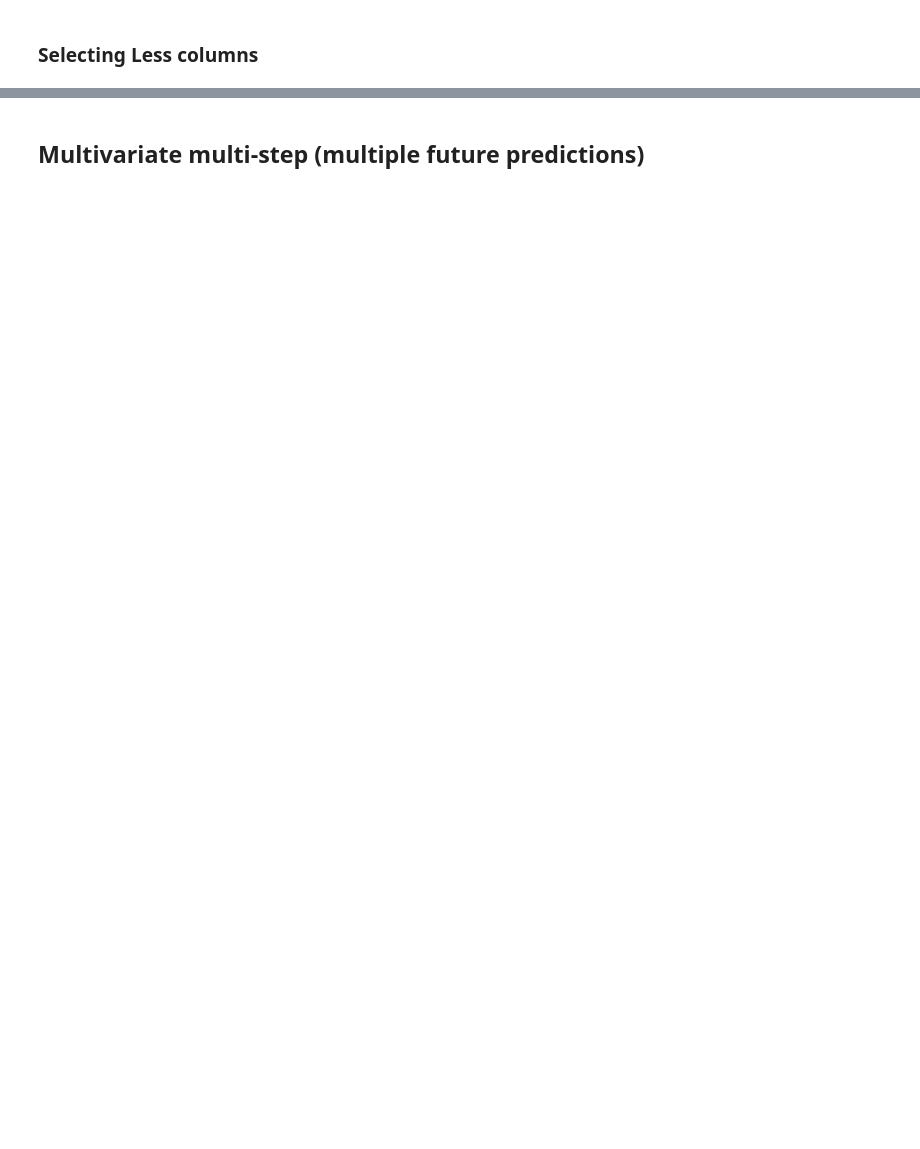
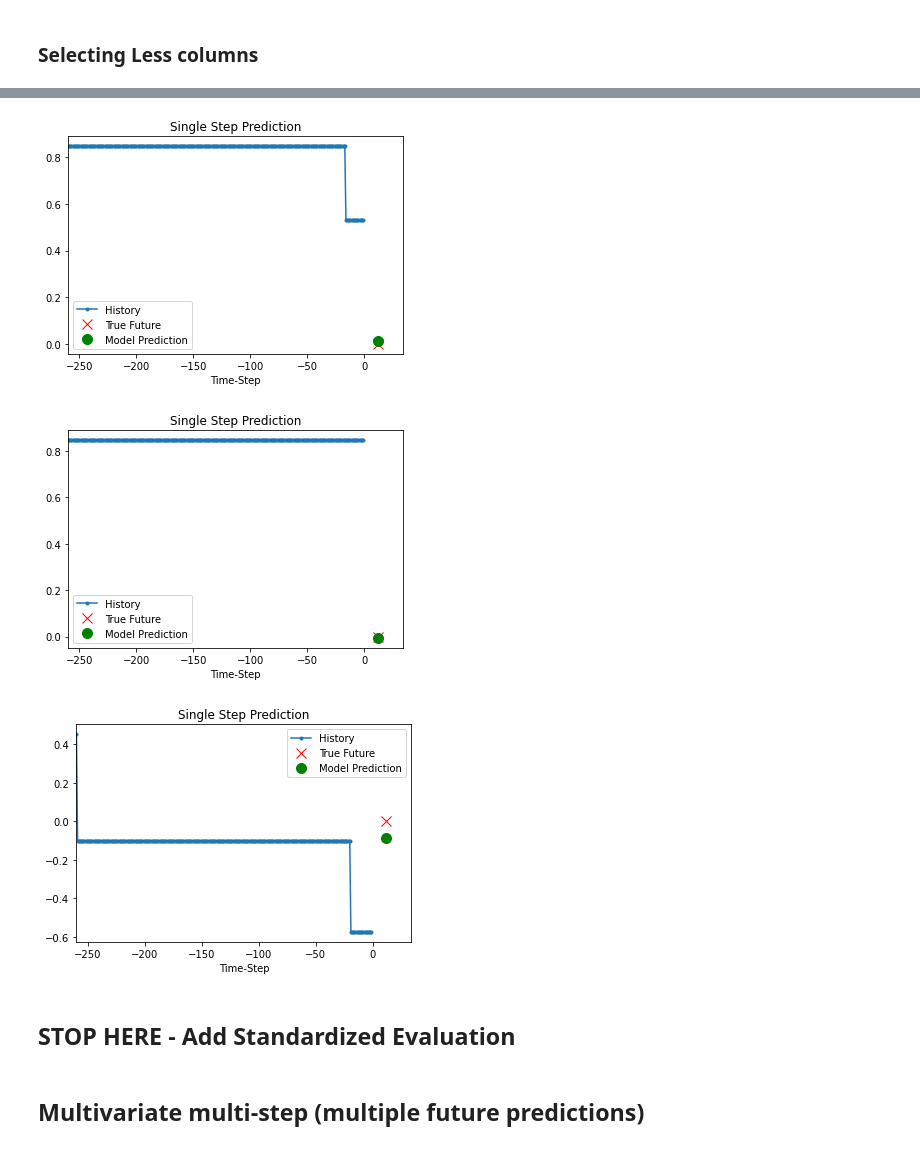
Before and after one commit to jvac06/pft, a Jupyter notebook: scripts/LSTM_ship.ipynb, the cells around one changed output, grey strips where cells are left out. Saved outputs shown, nothing was run; the diff lists cells and outputs as text; code cells hidden in the pictures; blank space fills up the shorter version.

```diff
--- a/scripts/LSTM_ship.ipynb
+++ b/scripts/LSTM_ship.ipynb
@@ -626,0 +709,11 @@ for x, y in val_data_single.take(3):
+# %%
+#setting batch size for 2-3 months (the size of a production cycle)
+BATCH_SIZE = 520 #2-3 times the size of the past_history
+BUFFER_SIZE = 10000 #size of data to shuffle, should be set slightly larger or equal to dataset size
+
+##NEED TO LOOK UP AND EXPLAIN THIS
+train_data_single = tf.data.Dataset.from_tensor_slices((x_train_single, y_train_single)) #Creates tensor slices of data for keras model ingestion
+train_data_single = train_data_single.cache().shuffle(BUFFER_SIZE).batch(BATCH_SIZE).repeat() #stores slices of data in cache, shuffles and stores to size batches
+
+val_data_single = tf.data.Dataset.from_tensor_slices((x_val_single, y_val_single))
+val_data_single = val_data_single.batch(BATCH_SIZE).repeat()
@@ -627,2 +774,14 @@ for x, y in val_data_single.take(3):
+# %%
+for x, y in val_data_single.take(3):
+  plot = show_plot([x[0][:, 1].numpy(), y[0].numpy(),
+                    single_step_model.predict(x)[0]], 12,
+                   'Single Step Prediction')
+  plot.show()
+# %% [output]
+[figure, added]
+[figure, added]
+[figure, added]
+# %% [markdown]
+## STOP HERE - Add Standardized Evaluation
 # %% [markdown]
 ## Multivariate multi-step (multiple future predictions)
```
Also changed, not shown: parts of 52 cells of this notebook.
